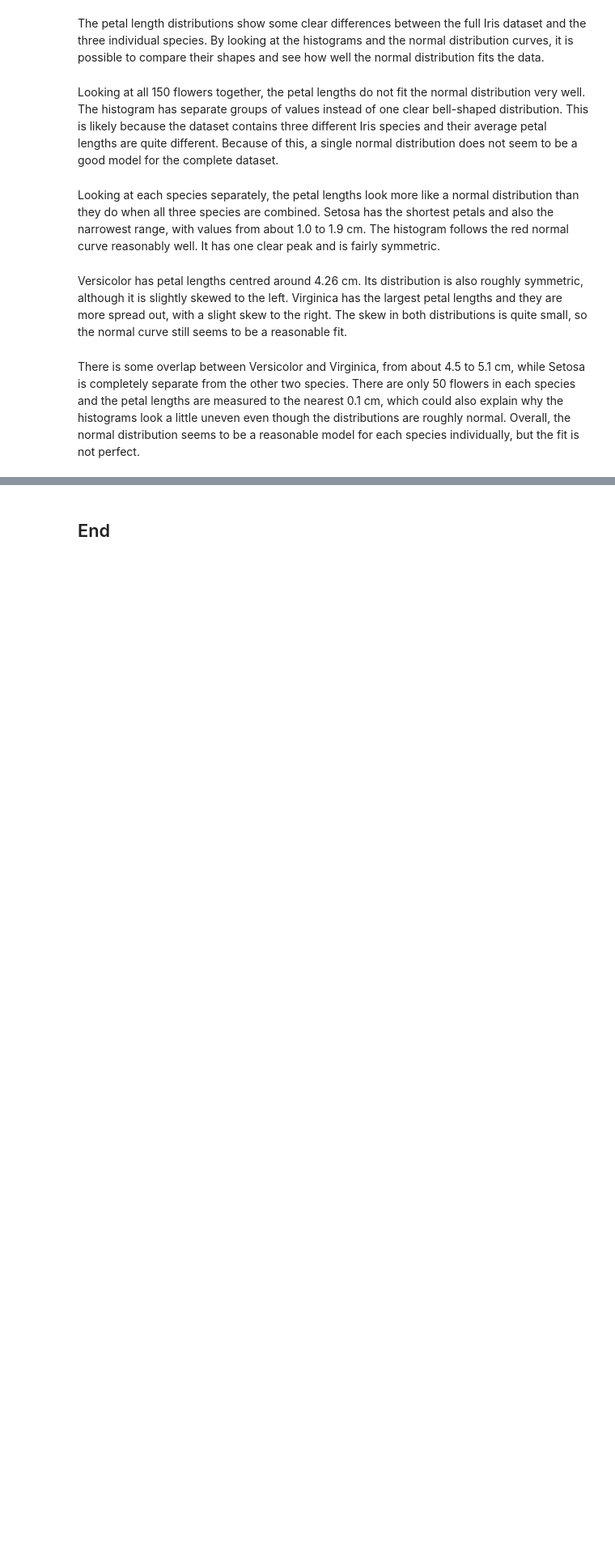
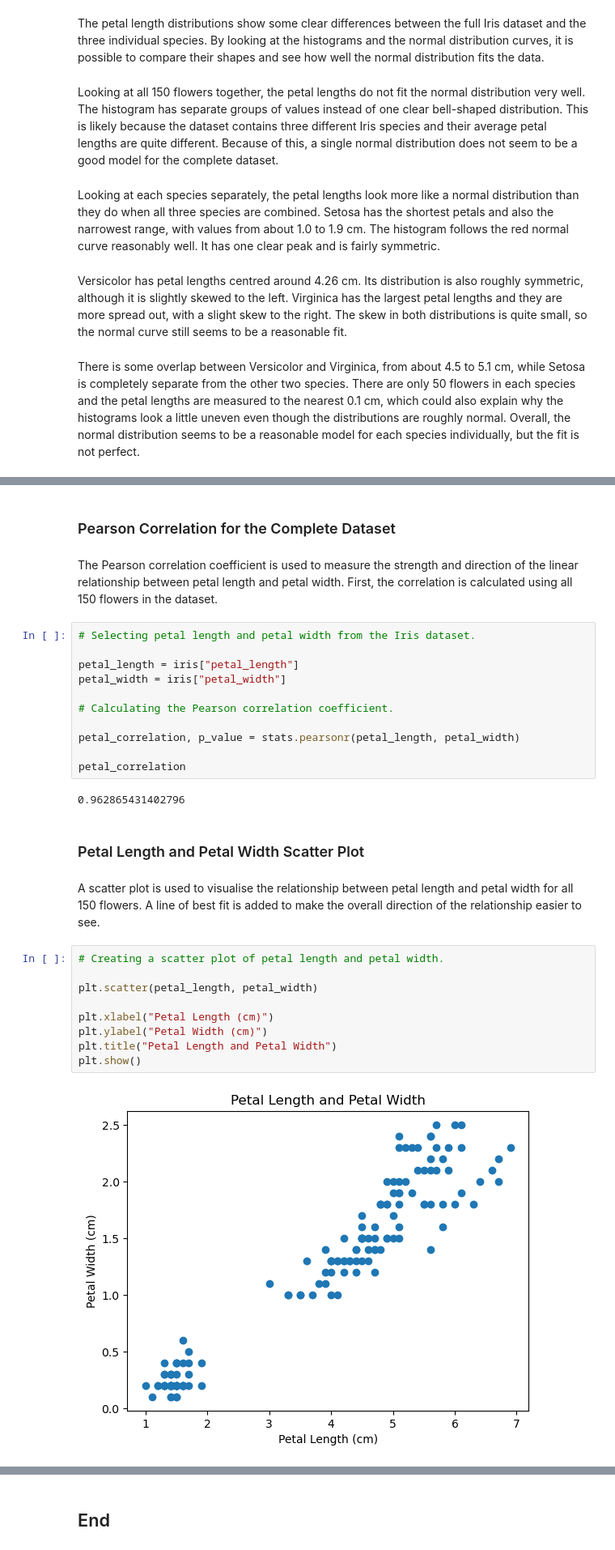
Before and after one commit to tihana-gray/applied_statistics, a Jupyter notebook: problems.ipynb, the cells around one changed output, grey strips where cells are left out. Shown at 81% size. Drawn from its saved outputs; the diff is of its cells as text; blank space fills up the shorter version.

```diff
--- a/problems.ipynb
+++ b/problems.ipynb
@@ -283,0 +288,32 @@ There is some overlap between Versicolor and Virginica, from about 4.5 to 5.1 cm
+# %% [markdown]
+### Pearson Correlation for the Complete Dataset
+# %% [markdown]
+The Pearson correlation coefficient is used to measure the strength and direction of the linear relationship between petal length and petal width. First, the correlation is calculated using all 150 flowers in the dataset.
+# %%
+# Selecting petal length and petal width from the Iris dataset.
+
+petal_length = iris["petal_length"]
+petal_width = iris["petal_width"]
+
+# Calculating the Pearson correlation coefficient.
+
+petal_correlation, p_value = stats.pearsonr(petal_length, petal_width)
+
+petal_correlation
+# %% [output]
+0.962865431402796
+# %% [markdown]
+### Petal Length and Petal Width Scatter Plot
+# %% [markdown]
+A scatter plot is used to visualise the relationship between petal length and petal width for all 150 flowers. A line of best fit is added to make the overall direction of the relationship easier to see.
+# %%
+# Creating a scatter plot of petal length and petal width.
+
+plt.scatter(petal_length, petal_width)
+
+plt.xlabel("Petal Length (cm)")
+plt.ylabel("Petal Width (cm)")
+plt.title("Petal Length and Petal Width")
+plt.show()
+# %% [output]
+[figure, added]
```
Also changed, not shown: parts of 3 cells of this notebook, 1 other file.
